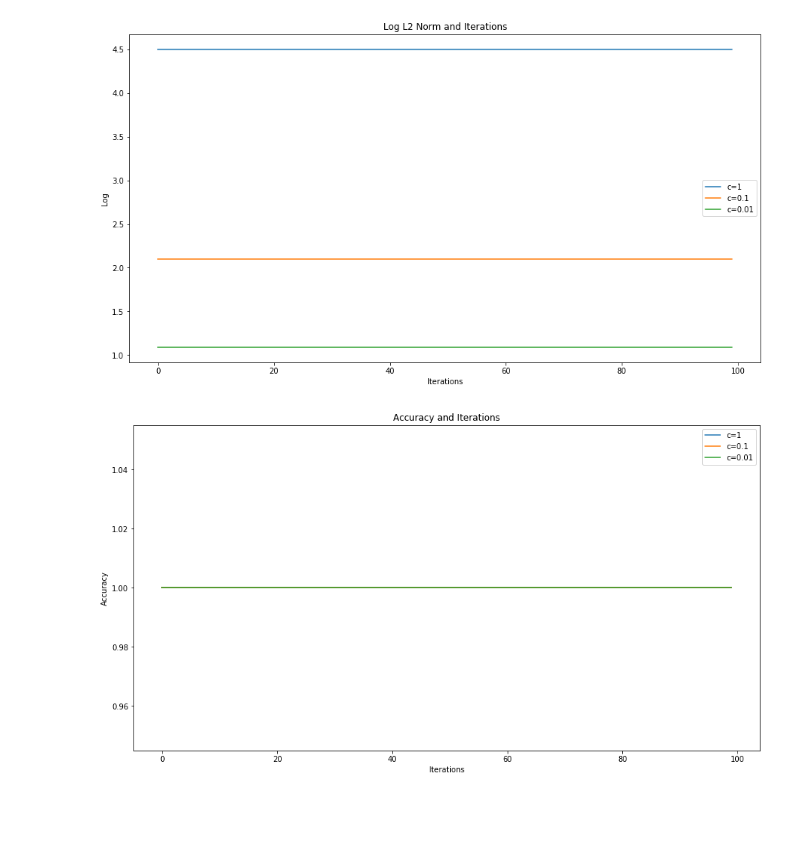
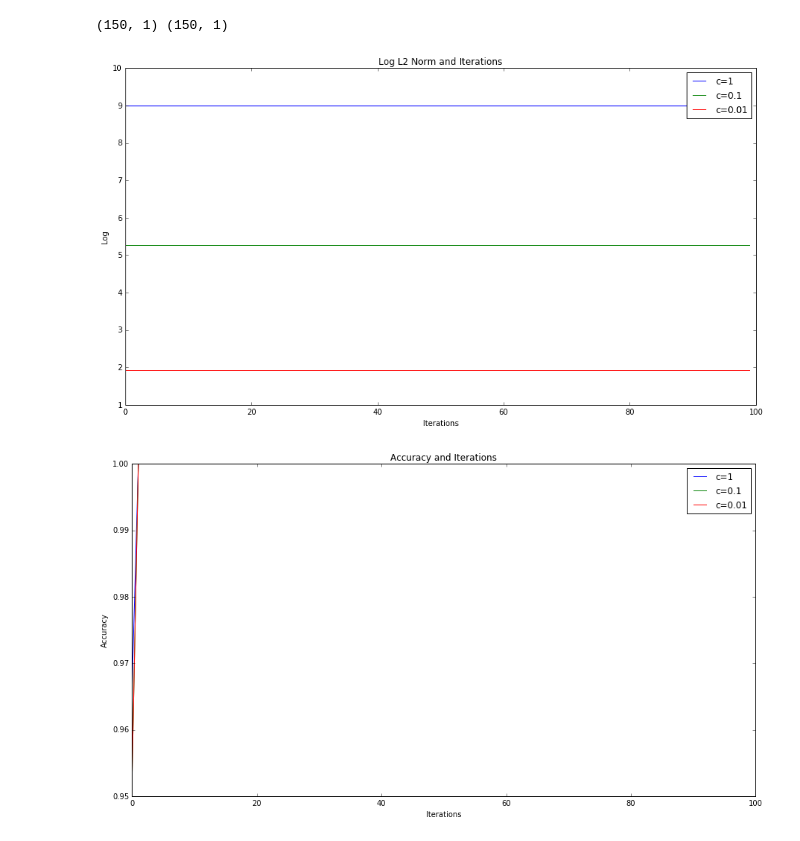
Before and after one commit to jaringson/Deep_Learning_CS501R, a Jupyter notebook: lab2/lab2.ipynb, the cells around one changed output. Drawn from its saved outputs; the diff is of its cells as text; code cells hidden in the pictures; blank space fills up the shorter version.

```diff
--- a/lab2/lab2.ipynb
+++ b/lab2/lab2.ipynb
@@ -29,75 +29,81 @@ a1 = []
 a2 = []
 a3 = []
 
+y1 = np.zeros((features.shape[0],1))
+y2 = np.zeros((features.shape[0],1))
+y3 = np.zeros((features.shape[0],1))
+
 iterations = 100
 
 for k in range(iterations):
 
     for j in range(features.shape[0]):
 
-        y1 = np.sign(w1.dot(features[j].T))
-        if y1 < 0: y1 = 0
+        y1[j] = np.sign(w1.dot(features[j].T))
+        if y1[j] < 0: y1[j] = 0
 
-        y2 = np.sign(w2.dot(features[j].T))
-        if y2 < 0: y2 = 0
+        y2[j] = np.sign(w2.dot(features[j].T))
+        if y2[j] < 0: y2[j] = 0
 
-        y3 = np.sign(w3.dot(features[j].T))
-        if y3 < 0: y3 = 0
+        y3[j] = np.sign(w3.dot(features[j].T))
+        if y3[j] < 0: y3[j] = 0
 
-        w1 += c1*(labels[j]-y1)*features[j]
-        w2 += c2*(labels[j]-y2)*features[j]
-        w3 += c3*(labels[j]-y3)*features[j]
+        w1 += c1*(labels[j]-y1[j])*features[j]
+        w2 += c2*(labels[j]-y2[j])*features[j]
+        w3 += c3*(labels[j]-y3[j])*features[j]
 
-    y1 = np.sign(w2.dot(features.T))
-    y1 = [0 if v < 0 else v for v in y1[0]]
-    y1 = np.array(y1).reshape((features.shape[0],1))
+#     y1 = np.sign(w2.dot(features.T))
+#     y1 = [0 if v < 0 else v for v in y1[0]]
+#     y1 = np.array(y1).reshape((features.shape[0],1))
+#     print y1.shape
 
-    y2 = np.sign(w2.dot(features.T))
-    y2 = [0 if v < 0 else v for v in y2[0]]
-    y2 = np.array(y2).reshape((features.shape[0],1))
+#     y2 = np.sign(w2.dot(features.T))
+#     y2 = [0 if v < 0 else v for v in y2[0]]
+#     y2 = np.array(y2).reshape((features.shape[0],1))
 
-    y3 = np.sign(w3.dot(features.T))
-    y3 = [0 if v < 0 else v for v in y3[0]]
-    y3 = np.array(y3).reshape((features.shape[0],1))
+#     y3 = np.sign(w3.dot(features.T))
+#     y3 = [0 if v < 0 else v for v in y3[0]]
+#     y3 = np.array(y3).reshape((features.shape[0],1))
 
     a1.append(np.mean(np.equal(labels, y1).astype(float)))
     a2.append(np.mean(np.equal(labels, y2).astype(float)))
     a3.append(np.mean(np.equal(labels, y3).astype(float)))
 
-    ln1.append(np.log(np.sqrt(w1.dot(w1.T)[0])))
-    ln2.append(np.log(np.sqrt(w2.dot(w2.T)[0])))
-    ln3.append(np.log(np.sqrt(w3.dot(w3.T)[0])))
+    ln1.append(np.log(w1.dot(w1.T)[0]))
+    ln2.append(np.log(w2.dot(w2.T)[0]))
+    ln3.append(np.log(w3.dot(w3.T)[0]))
 
 
 import matplotlib.pyplot as plt
 %matplotlib inline
 
 plt.figure(1,figsize=(15,8))
 one = plt.plot(range(iterations),ln1, label='c=1')
 two = plt.plot(range(iterations),ln2, label='c=0.1')
 three = plt.plot(range(iterations),ln3, label='c=0.01')
 plt.legend()
 plt.title('Log L2 Norm and Iterations')
 
 plt.xlabel('Iterations')
 plt.ylabel('Log')
 
 plt.show()
 
 plt.figure(2,figsize=(15,8))
 one = plt.plot(range(iterations),a1, label='c=1')
 two = plt.plot(range(iterations),a2, label='c=0.1')
 three = plt.plot(range(iterations),a3, label='c=0.01')
 plt.legend()
 plt.title('Accuracy and Iterations')
 
 plt.xlabel('Iterations')
 plt.ylabel('Accuracy')
 
 plt.show()
 # %% [output]
+(150, 1) (150, 1)
-[figure, old version]
+[figure, new version]
-[figure, old version]
+[figure, new version]
 # %%
 def unpickle( file ):
     import cPickle
```
Also changed, not shown: parts of 1 cell of this notebook.
